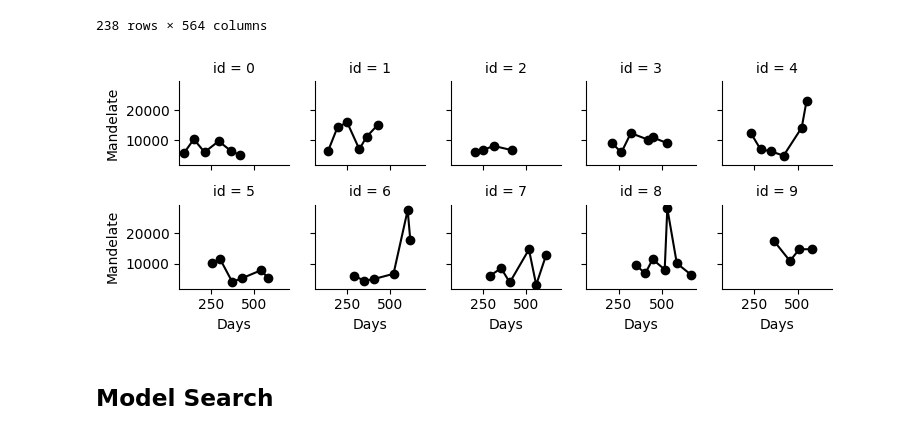
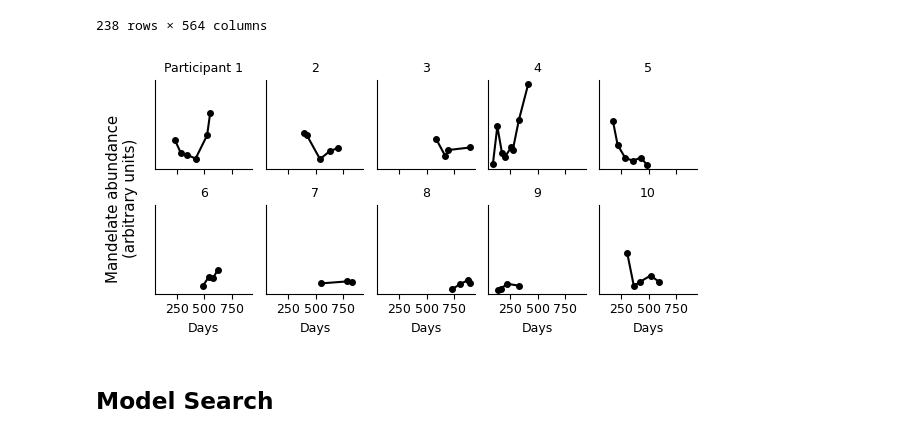
Before and after one commit to omicsEye/waveome, a Jupyter notebook: examples/iHMP/ihmp_waveome.ipynb, the cells around one changed output. Saved outputs shown, nothing was run; the diff lists cells and outputs as text; code cells hidden in the pictures.

Commit message:
Update figures for manuscript

```diff
--- a/examples/iHMP/ihmp_waveome.ipynb
+++ b/examples/iHMP/ihmp_waveome.ipynb
@@ -11,6 +11,16 @@ import matplotlib.ticker as ticker
 import seaborn as sns
 from waveome.kernels import Lin
 from waveome.model_search import GPSearch
+
+# Options
+plt.rcParams["font.size"] = 9
+plt.rcParams["axes.labelsize"] = 9
+plt.rcParams["axes.titlesize"] = 9
+plt.rcParams["xtick.labelsize"] = 9
+plt.rcParams["ytick.labelsize"] = 9
+plt.rcParams["legend.fontsize"] = 9
+plt.rcParams["figure.titlesize"] = 9
+plt.rcParams["figure.figsize"] = [3.5, 2.5]
 # %% [markdown]
 ## Data Preparation
 # %%
@@ -200,41 +210,73 @@ mbx_sub
 | PSMA26AJ | 2930386.0 | 2661474.0 | 178.0 | 22508.0 | 4892.0 | 0.0 | 2441.0 | 42024.0 | 7902.0 | ... |
 | PSMB4MBQ | 1742559.0 | 2084184.0 | 40382.0 | 44659.0 | 3978.0 | 884012.0 | 2760.0 | 12413.0 | 7728.0 | ... |
 238 rows × 564 columns
+# %%
+# Choose first four IDs based on HBI profiles and six random others
+np.random.seed(0)
+required_ids = ["H4006", "C3035", "H4032", "H4001"]
+sampled_ids = np.random.choice(
+    mtd_sub.loc[~mtd_sub.participant_id.isin(required_ids), "participant_id"].unique(),
+    size=6,
+    replace=False
+)
+id_list = list(required_ids) + list(sampled_ids)
 # %%
 # Show grid of 10 individual examples for a single metabolite
 grid = sns.FacetGrid(
         data=(
                 mtd_sub[["participant_id", "study_days"]]
+                .loc[mtd_sub.participant_id.isin(id_list), :]
+                .assign(sorted_ids = lambda x: pd.Categorical(x['participant_id'], categories=id_list, ordered=True))
+                .merge(mbx_sub.C18n_QI11, left_index=True, right_index=True)
                 .assign(
-                    mandelate = mbx_sub.C18n_QI11.values,
-                    id = pd.factorize(mtd_sub["participant_id"])[0]
+                    mandelate = lambda x: x["C18n_QI11"].values,
+                    id = lambda x: pd.factorize(x['sorted_ids'])[0]
                 )
-                .sort_values(by=["participant_id", "study_days"])
-                .query("id < 10")
+                .sort_values(by=["id", "study_days"])
+                # .query("id < 10")
         ),
         col="id",
         col_wrap=5,
         height=1.5,
 )
 
 # Draw a line plot to show the trajectory of each random walk
-grid.map(plt.plot, "study_days", "mandelate", marker="o", color="black")
+grid.map(plt.plot, "study_days", "mandelate", marker="o", color="black", markersize=4)
+
+for ax in grid.axes.flat:
+    # Extract current id from the existing title
+    old_title = ax.get_title()         # e.g., "id = 3"
+    id_val = old_title.split('=')[-1].strip()  # Extract "3"
+    if id_val == "0":
+        ax.set_title(f"Participant {int(id_val) + 1}")
+    else:
+        ax.set_title(f"{int(id_val) + 1}")
+    ax.set_yticks([])
+    ax.set_yticklabels([])
+    ax.set_ylabel("")
+    ax.tick_params(axis="y", left=False)
 
 # Adjust the tick positions and labels
 grid.set(
-        xlabel='Days',
-        ylabel='Mandelate'
+        xlabel="Days",
+        ylabel="",
+)
+grid.figure.supylabel(
+    t="Mandelate abundance\n(arbitrary units)",
+    ha="center",
+    va="center"
 )
 
 # Adjust the arrangement of the plots
-grid.figure.tight_layout(w_pad=1.5)
+grid.figure.set_size_inches(6, 3)# (3.5, 2.5)
+grid.figure.tight_layout()#w_pad=0.5)
+grid.figure.subplots_adjust(left=0.075)
 
-grid.add_legend()
-
-
-grid.figure.savefig("../../figures/raw_longitudinal_samples.png")
+# grid.add_legend()
+grid.figure.savefig("../../figures/raw_longitudinal_samples.png", dpi=600, bbox_inches="tight")
+plt.show()
 # %% [output]
-[figure, old version]
+[figure, new version]
 # %% [markdown]
 ## Model Search
 # %%
```
Also changed, not shown: parts of 8 cells of this notebook, 2 other files.
